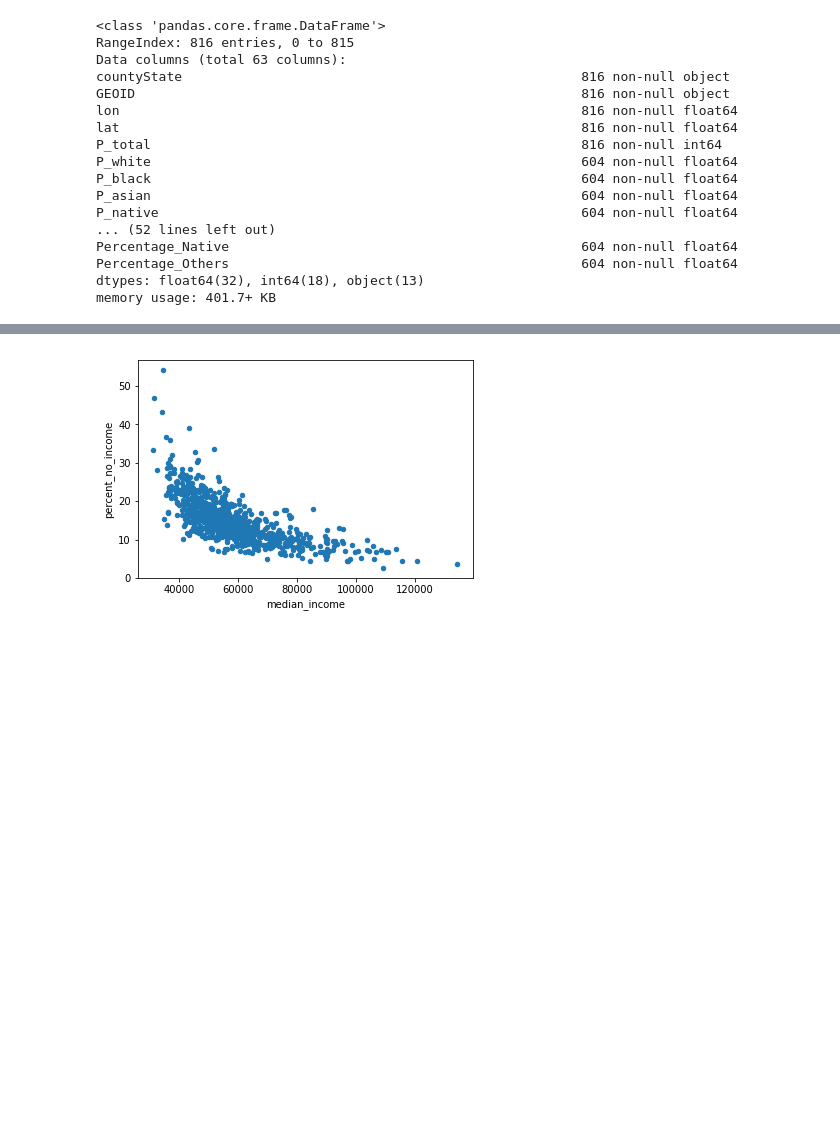
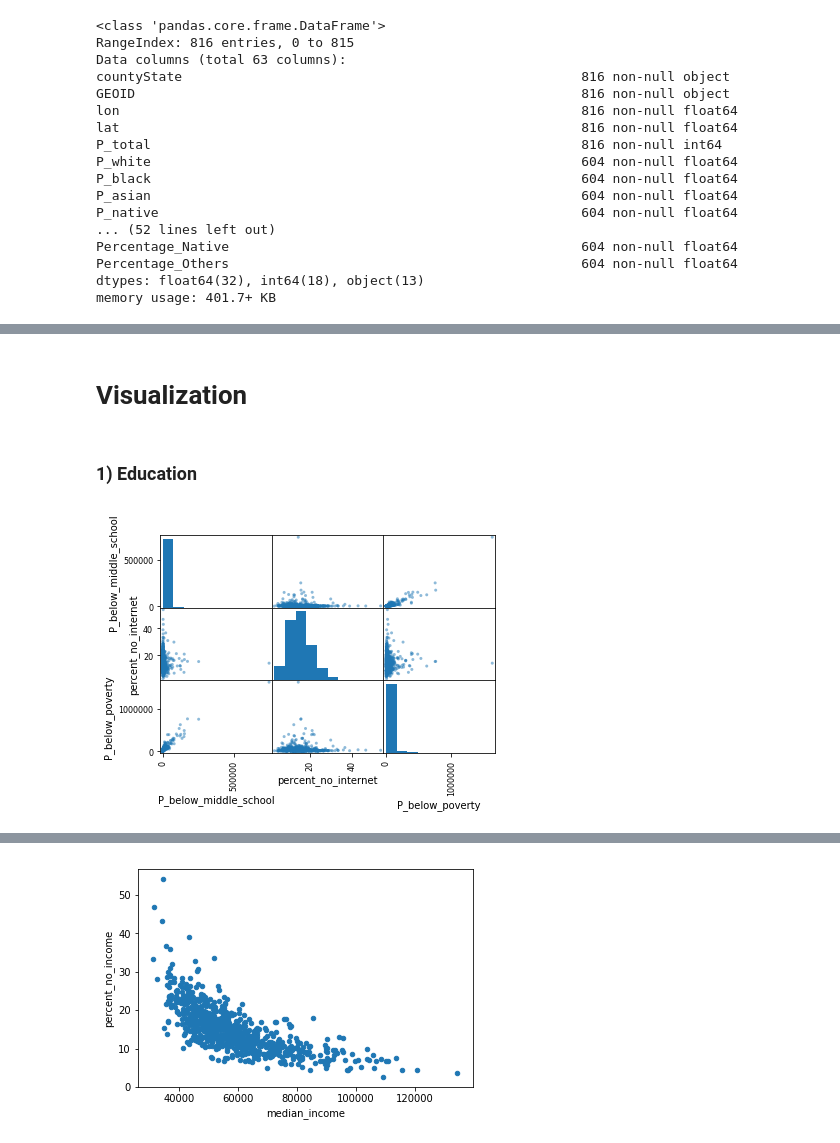
Before and after one commit to jij106/Projects, a Jupyter notebook: FinalProject.ipynb, the cells around one changed output, grey strips where cells are left out. Saved outputs shown, nothing was run; the diff lists cells and outputs as text; code cells hidden in the pictures; blank space fills up the shorter version.

```diff
--- a/FinalProject.ipynb
+++ b/FinalProject.ipynb
@@ -172,0 +174,8 @@ df.describe()
+# %% [markdown]
+# Visualization
+# %% [markdown]
+### 1) Education
+# %%
+edu_middle = pd.plotting.scatter_matrix(df[['P_below_middle_school', 'percent_no_internet', 'P_below_poverty']])
+# %% [output]
+[figure, added]
```
Also changed, not shown: parts of 15 cells of this notebook.
